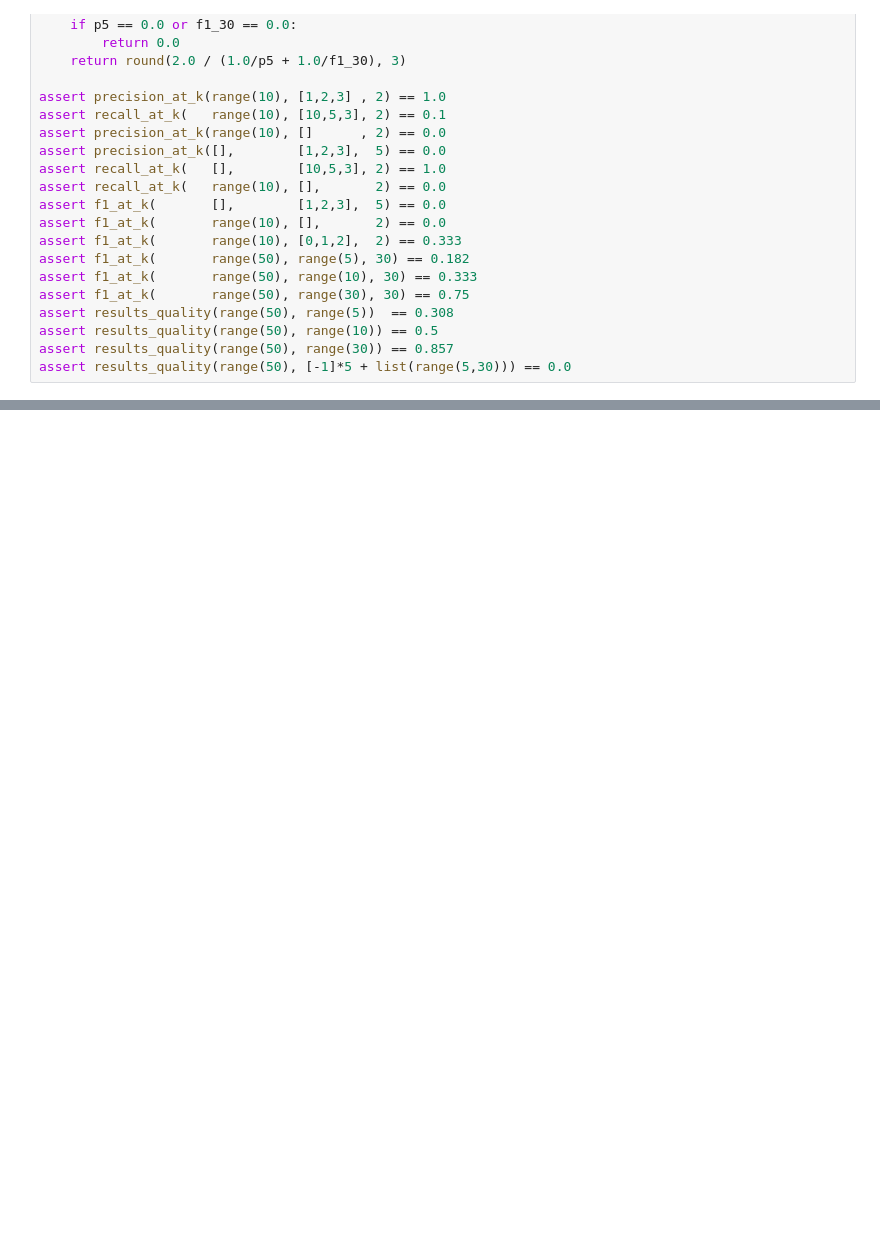
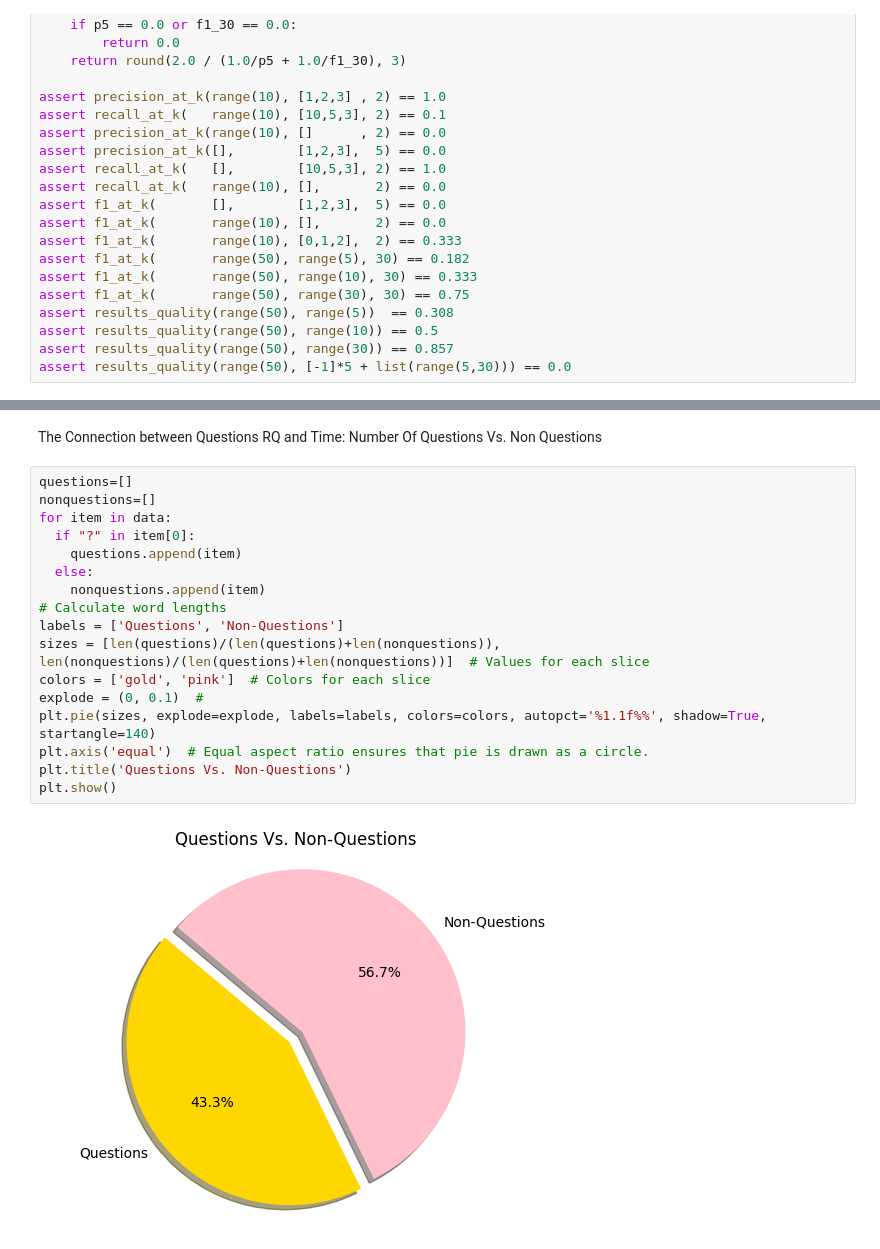
Before and after one commit to Gavision97/Information-Retrieval---Wikipedia-Search-Engine-Project, a Jupyter notebook: Test.ipynb, the cells around one changed output, grey strips where cells are left out. Saved outputs shown, nothing was run; the diff lists cells and outputs as text; blank space fills up the shorter version.

```diff
--- a/Test.ipynb
+++ b/Test.ipynb
@@ -126,0 +135,22 @@ print(noquality)
+# %% [markdown]
+The Connection between Questions RQ and Time:
+Number Of Questions Vs. Non Questions
+# %%
+questions=[]
+nonquestions=[]
+for item in data:
+  if "?" in item[0]:
+    questions.append(item)
+  else:
+    nonquestions.append(item)
+# Calculate word lengths
+labels = ['Questions', 'Non-Questions']
+sizes = [len(questions)/(len(questions)+len(nonquestions)), len(nonquestions)/(len(questions)+len(nonquestions))]  # Values for each slice
+colors = ['gold', 'pink']  # Colors for each slice
+explode = (0, 0.1)  #
+plt.pie(sizes, explode=explode, labels=labels, colors=colors, autopct='%1.1f%%', shadow=True, startangle=140)
+plt.axis('equal')  # Equal aspect ratio ensures that pie is drawn as a circle.
+plt.title('Questions Vs. Non-Questions')
+plt.show()
+# %% [output]
+[figure, added]
```
Also changed, not shown: parts of 16 cells of this notebook, 3 other files.
